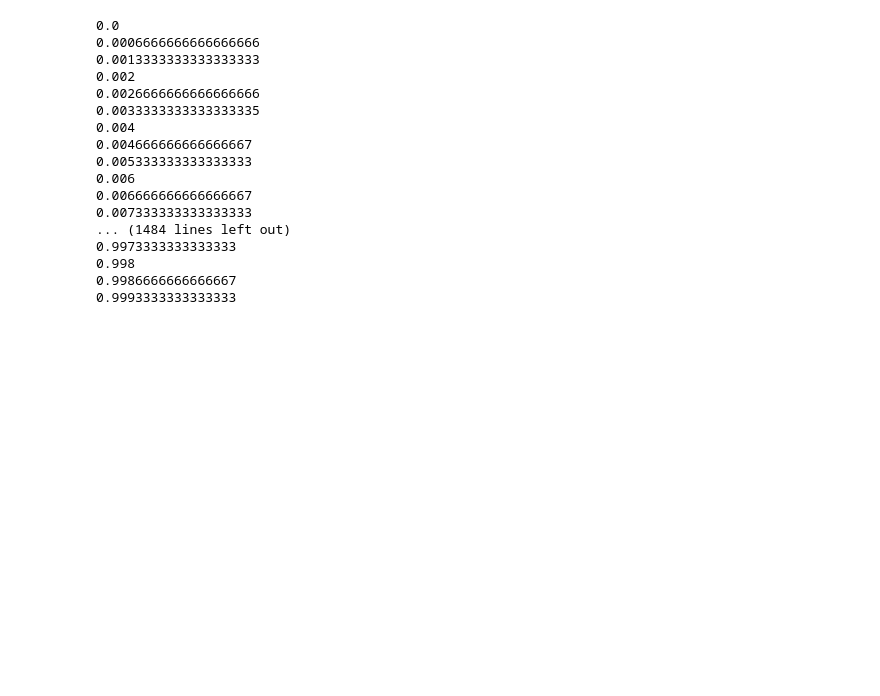
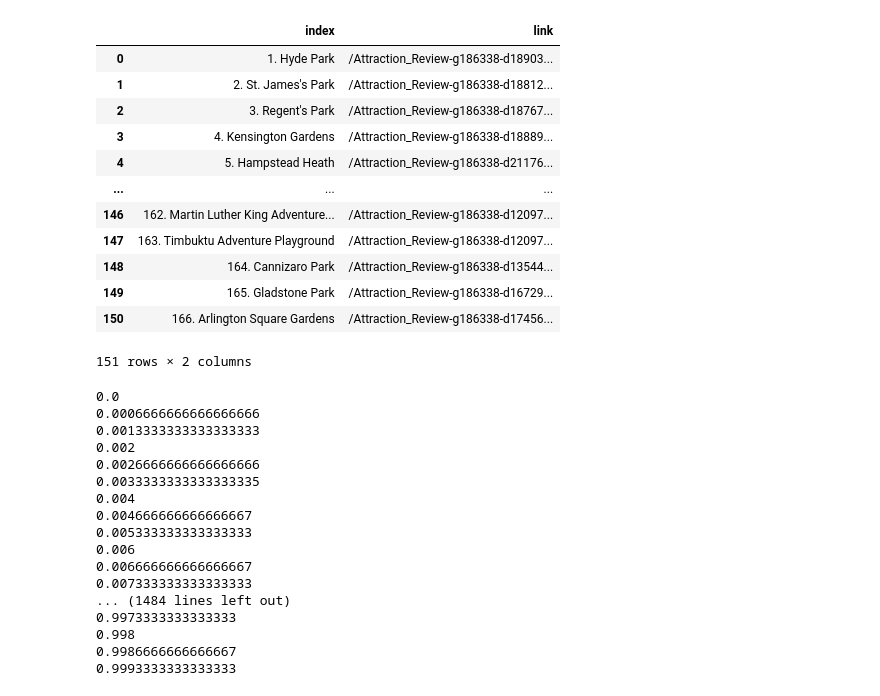
Before and after one commit to vvseva/nlp_tg_bot, a Jupyter notebook: hw2/grab-data-trip.ipynb, the cells around one changed output. Drawn from its saved outputs; the diff is of its cells as text; code cells hidden in the pictures; blank space fills up the shorter version.

Commit message:
base level parks

```diff
--- a/hw2/grab-data-trip.ipynb
+++ b/hw2/grab-data-trip.ipynb
@@ -43,14 +47,3 @@ NextPageElement[0].click()
-# %%
-html = driver.page_source
-soup = BeautifulSoup(html)
-
-results_names = soup.find_all("div", class_="csemS")
-results_links = soup.find_all("div", class_="fVbwn cdAAV cagLQ eZTON dofsx")
-del results_links[1::2]  # delete every second element (counting from the first)
-
-for result_link, result_name in zip(results_links, results_names):
-    if result_link.find("a") is not None:
-        links[result_name.text] = result_link.find("a")['href']
 # %%
 links
 # %% [output]
@@ -77,18 +66,0 @@ NextPageElement[0].click()
-# %%
-for i in range(10):
-    html = driver.page_source
-    soup = BeautifulSoup(html)
-
-    results_names = soup.find_all("div", class_="csemS")
-    results_links = soup.find_all("div", class_="fVbwn cdAAV cagLQ eZTON dofsx")
-    del results_links[1::2]  # delete every second element (counting from the first)
-
-    for result_link, result_name in zip(results_links, results_names):
-        if result_link.find("a") is not None:
-            links[result_name.text] = result_link.find("a")['href']
-
-    NextPageElement = driver.find_elements_by_css_selector('[aria-label="Next page"]')
-    if len(NextPageElement) == 0:
-        break
-    NextPageElement[0].click()
-    time.sleep(3)
@@ -97,0 +67,18 @@ for i in range(10):
+# %%
+df_links = pd.DataFrame.from_dict(links,  orient='index', columns=["link"]).reset_index()
+df_links.to_csv("london_parks_links.csv")
+df_links
+# %% [output]
+|  | index | link |
+| 0 | 1. Hyde Park | /Attraction_Review-g186338-d18903... |
+| 1 | 2. St. James's Park | /Attraction_Review-g186338-d18812... |
+| 2 | 3. Regent's Park | /Attraction_Review-g186338-d18767... |
+| 3 | 4. Kensington Gardens | /Attraction_Review-g186338-d18889... |
+| 4 | 5. Hampstead Heath | /Attraction_Review-g186338-d21176... |
+| ... | ... | ... |
+| 146 | 162. Martin Luther King Adventure... | /Attraction_Review-g186338-d12097... |
+| 147 | 163. Timbuktu Adventure Playground | /Attraction_Review-g186338-d12097... |
+| 148 | 164. Cannizaro Park | /Attraction_Review-g186338-d13544... |
+| 149 | 165. Gladstone Park | /Attraction_Review-g186338-d16729... |
+| 150 | 166. Arlington Square Gardens | /Attraction_Review-g186338-d17456... |
+151 rows × 2 columns
```
Also changed, not shown: parts of 8 cells of this notebook, 1 other file.
